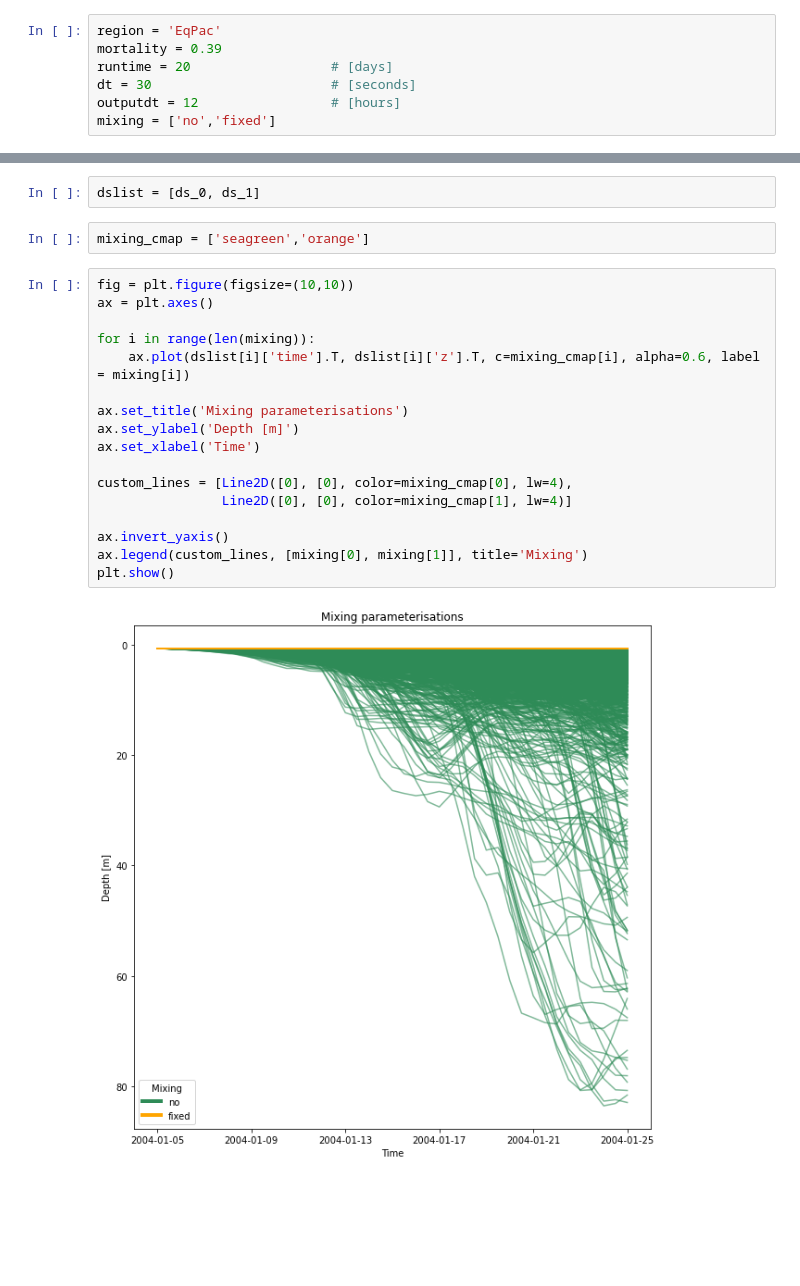
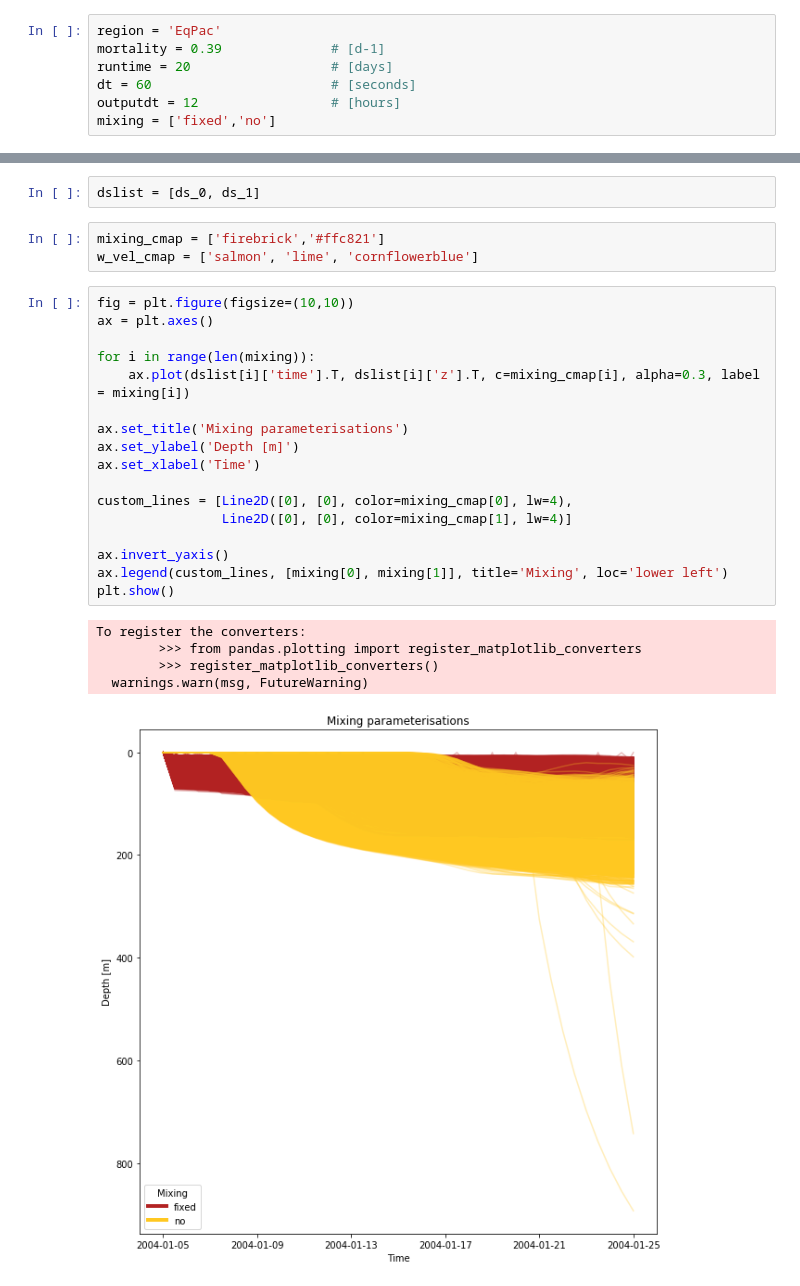
Before and after one commit to OceanParcels/biofouling_3dtransport_2, a Jupyter notebook: Analysis/Mixing.ipynb, the cells around one changed output, grey strips where cells are left out. Drawn from its saved outputs; the diff is of its cells as text; blank space fills up the shorter version.

```diff
--- a/Analysis/Mixing.ipynb
+++ b/Analysis/Mixing.ipynb
@@ -8,35 +9,40 @@ from copy import copy
 datadir = '/scratch/rfischer/Kooi_data/data_output/'
 # %%
 region = 'EqPac'
-mortality = 0.39
+mortality = 0.39              # [d-1]
 runtime = 20                  # [days]
-dt = 30                       # [seconds]
+dt = 60                       # [seconds]
 outputdt = 12                 # [hours]
-mixing = ['no','fixed']
+mixing = ['fixed','no']
 # %%
 ds_0 = xr.open_dataset(datadir+'regional_'+region+'_bfadv_Jan_2004_0'+str(mortality)[2:]+'mort_'+mixing[0]+'mixing_'+str(runtime)+'days_'+str(dt)+'dtsecs_'+str(outputdt)+'hrsoutdt.nc')
 ds_1 = xr.open_dataset(datadir+'regional_'+region+'_bfadv_Jan_2004_0'+str(mortality)[2:]+'mort_'+mixing[1]+'mixing_'+str(runtime)+'days_'+str(dt)+'dtsecs_'+str(outputdt)+'hrsoutdt.nc')
 # %%
 dslist = [ds_0, ds_1]
-# %%
-mixing_cmap = ['seagreen','orange']
+# %%
+mixing_cmap = ['firebrick','#ffc821']
+w_vel_cmap = ['salmon', 'lime', 'cornflowerblue']
 # %%
 fig = plt.figure(figsize=(10,10))
 ax = plt.axes()
 
 for i in range(len(mixing)):
-    ax.plot(dslist[i]['time'].T, dslist[i]['z'].T, c=mixing_cmap[i], alpha=0.6, label = mixing[i])
+    ax.plot(dslist[i]['time'].T, dslist[i]['z'].T, c=mixing_cmap[i], alpha=0.3, label = mixing[i])
 
 ax.set_title('Mixing parameterisations')
 ax.set_ylabel('Depth [m]')
 ax.set_xlabel('Time')
 
 custom_lines = [Line2D([0], [0], color=mixing_cmap[0], lw=4),
                 Line2D([0], [0], color=mixing_cmap[1], lw=4)]
 
 ax.invert_yaxis()
-ax.legend(custom_lines, [mixing[0], mixing[1]], title='Mixing')
+ax.legend(custom_lines, [mixing[0], mixing[1]], title='Mixing', loc='lower left')
 plt.show()
 # %% [output]
+To register the converters:
+        >>> from pandas.plotting import register_matplotlib_converters
+        >>> register_matplotlib_converters()
+  warnings.warn(msg, FutureWarning)
-[figure, old version]
+[figure, new version]
 # %%
```
Also changed, not shown: parts of 4 cells of this notebook, 4 other files.
